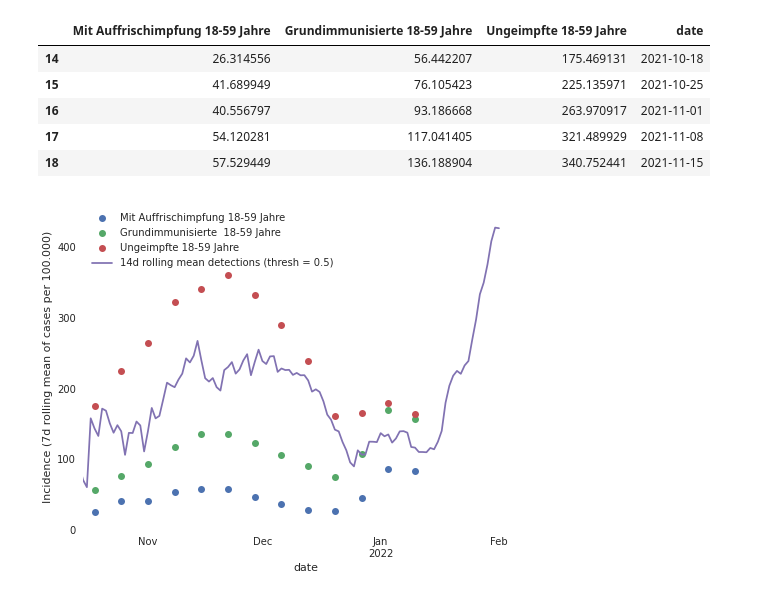
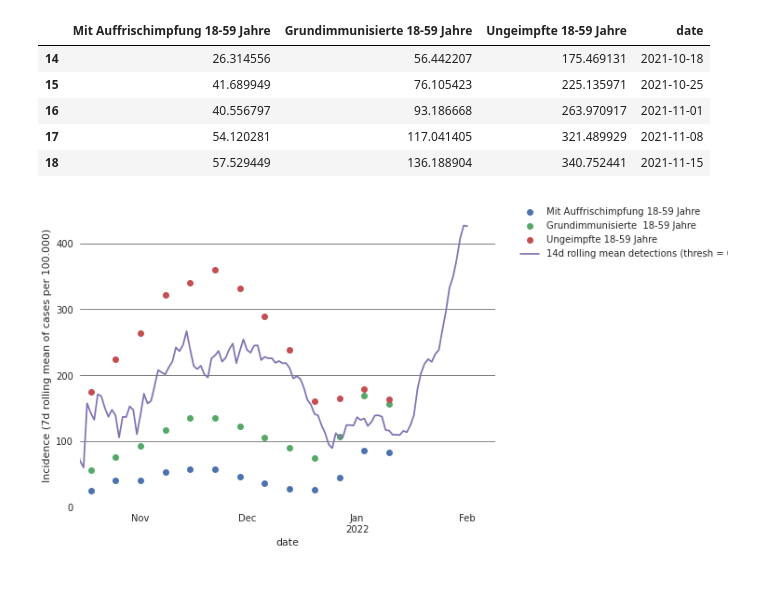
Before and after one commit to jakobkolb/ml-covid-nowcasting, a Jupyter notebook: Detection model (logistic regression)/Detection model (Logistic regression).ipynb, the cells around one changed output. Drawn from its saved outputs; the diff is of its cells as text; code cells hidden in the pictures.

```diff
--- a/Detection model (logistic regression)/Detection model (Logistic regression).ipynb
+++ b/Detection model (logistic regression)/Detection model (Logistic regression).ipynb
@@ -302,7 +302,7 @@ with plt.style.context('seaborn'):
     plot_precision_recall_vs_thresholds(axes[0][0], pipeline, X_test)
     plot_roc_vs_threshold(axes[0][1], pipeline, X_test)
     plot_feature_importance(axes[1][0], pipeline, feature_names)
-    plot_confusion_matrix_with_threshold(axes[1][1], pipeline, X_test, 0.017)
+    plot_confusion_matrix_with_threshold(axes[1][1], pipeline, X_test, 0.2)
 
     fig.tight_layout()
 
@@ -387,31 +387,33 @@ p = pd.DataFrame(
     data=proba_infected, index=cleaned_features.index, columns=["probability"]
 )
 
 df2, predicted_incidence_column = predicted_incidence([0.5, 0], p)
 for df in [df2]:
     df.set_index('date', inplace=True)
     df.drop(columns=['all'], inplace=True)
 
 
 with plt.style.context('seaborn'):
     plt.rcParams.update({
     "figure.facecolor":  (1.0, 1.0, 1.0, 0.3),  # white   with alpha = 30%
     "axes.facecolor":    (1.0, 1.0, 1.0, 0.5),  # white with alpha = 50%
     "savefig.facecolor": (1.0, 1.0, 1.0, 0.2),  # white  with alpha = 20%
     })
 
     fig, ax = plt.subplots(figsize=(8, 6))
 
 
     joined = incidence.set_index('date').join(df2, how='outer')
     joined.plot(ax=ax, style=['o', 'o', 'o', '-'])
 
     pdate = lambda date: datetime.strptime(date, '%Y-%m-%d')
 
     ax.set_xlim(R.map(pdate, ['2021-10-15', '2022-02-09']))
     ax.set_ylim([0, 460])
     ax.set_ylabel('Incidence (7d rolling mean of cases per 100.000)')
+    ax.legend(bbox_to_anchor=(1.05, 1), loc='upper left', borderaxespad=0.)
+    ax.grid(visible=True, which="both", axis="y", color='gray', linestyle='-', linewidth=1)
 
     fig.savefig('incidence_nowcast.png')
 # %% [output]
-[figure, old version]
+[figure, new version]
```
Also changed, not shown: parts of 1 cell of this notebook, 7 other files.
